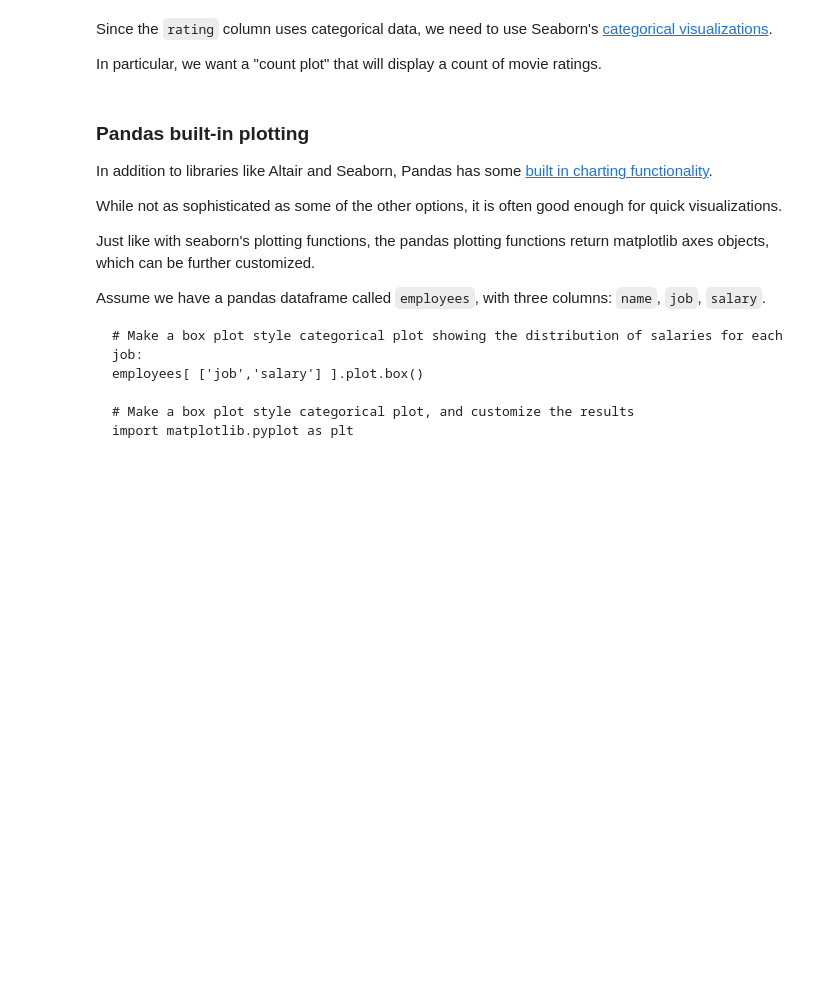
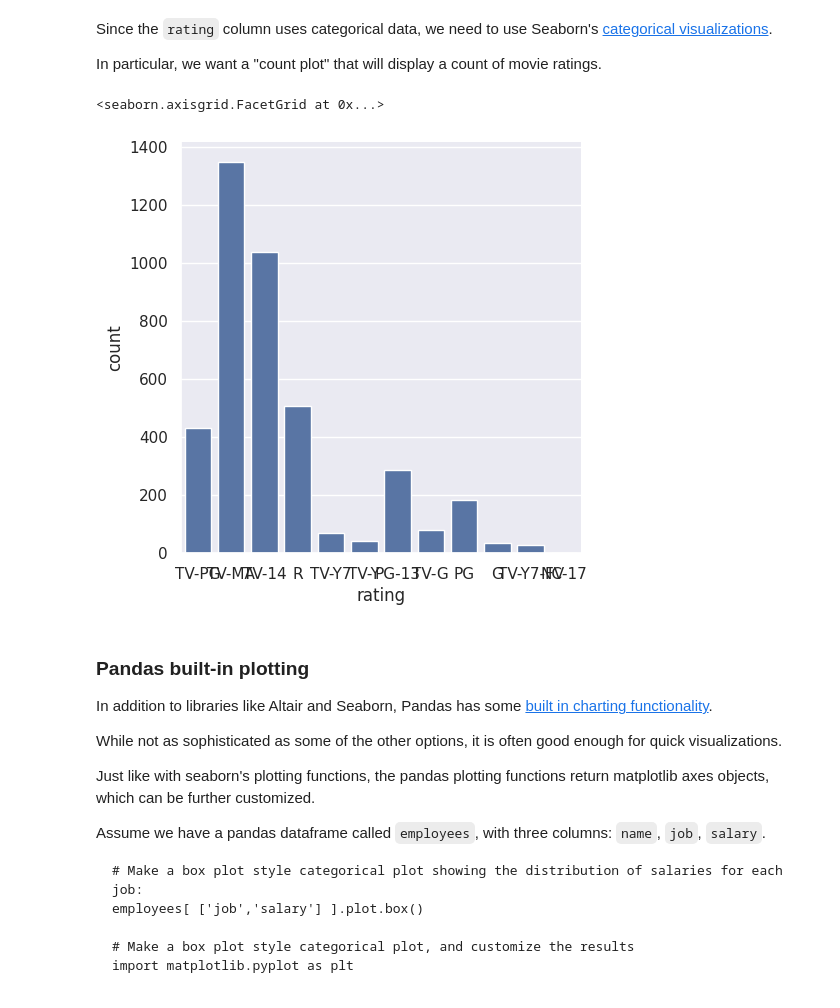
Before and after one commit to SimonRandall/cse210-projects, a Jupyter notebook: notebooks/Exploration_01.ipynb, the cells around one changed output. Saved outputs shown, nothing was run; the diff lists cells and outputs as text; code cells hidden in the pictures; blank space fills up the shorter version.

```diff
--- a/notebooks/Exploration_01.ipynb
+++ b/notebooks/Exploration_01.ipynb
@@ -229,12 +247,20 @@ Optionally, you may wish to set some default chart aesthetics by [setting the ch
 # %%
 # Import the seaborn library the conventional way. Then optionally configure
 # the default chart style.
+import numpy as np
+import matplotlib.pyplot as plt
+import seaborn as sns
+sns.set_theme(style="darkgrid")
 # %% [markdown]
 Since the `rating` column uses categorical data, we need to use Seaborn's [categorical visualizations](https://seaborn.pydata.org/tutorial/categorical.html).
 
 In particular, we want a "count plot" that will display a count of movie ratings.
 # %%
 # Use seaborn to create a count plot comparing the count of each movie rating
+sns.catplot(data=mpaa_list, x="rating", kind="count")
+# %% [output]
+<seaborn.axisgrid.FacetGrid at 0x...>
+[figure, added]
 # %% [markdown]
 ### Pandas built-in plotting
 In addition to libraries like Altair and Seaborn, Pandas has some [built in charting functionality](https://pandas.pydata.org/docs/getting_started/intro_tutorials/04_plotting.html).
```
Also changed, not shown: parts of 6 cells of this notebook.
